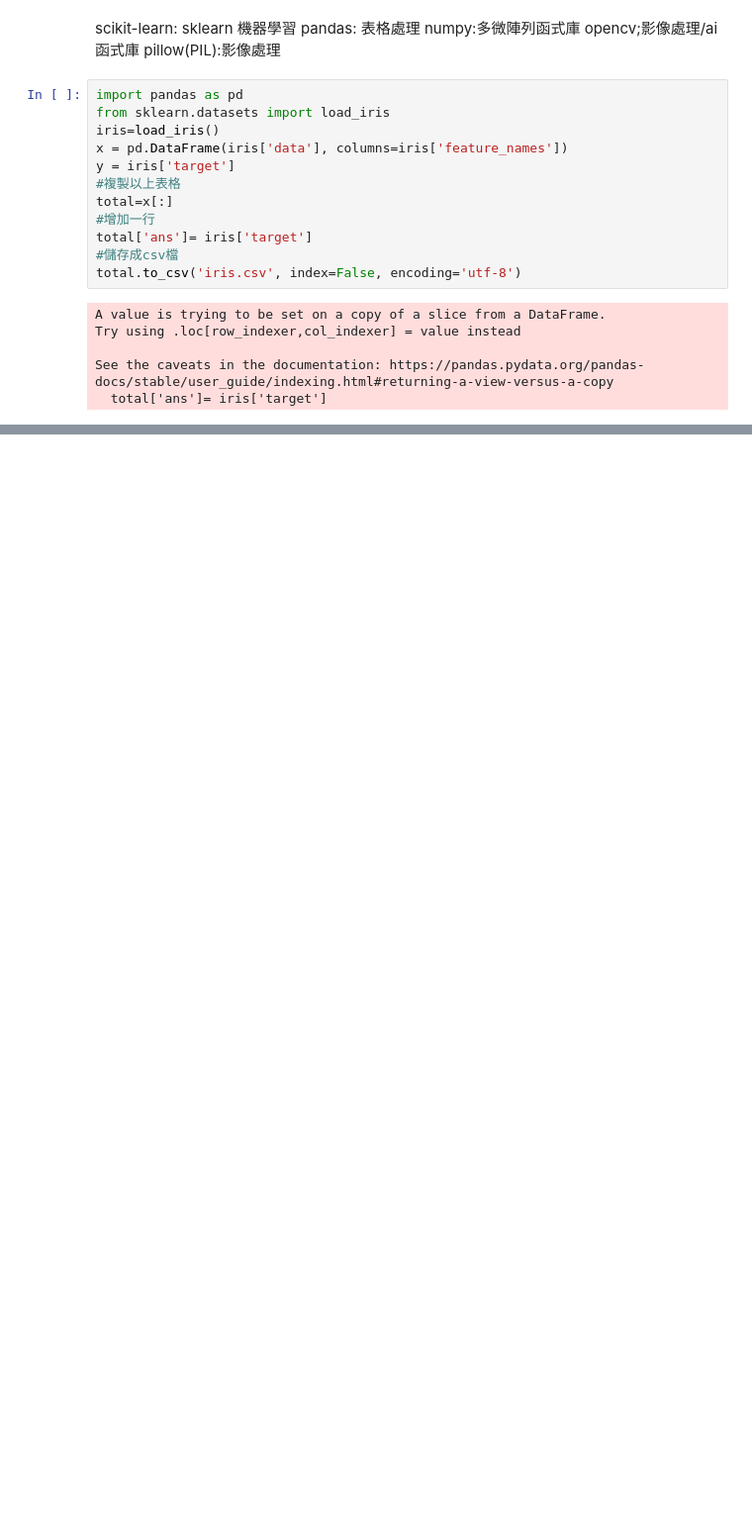
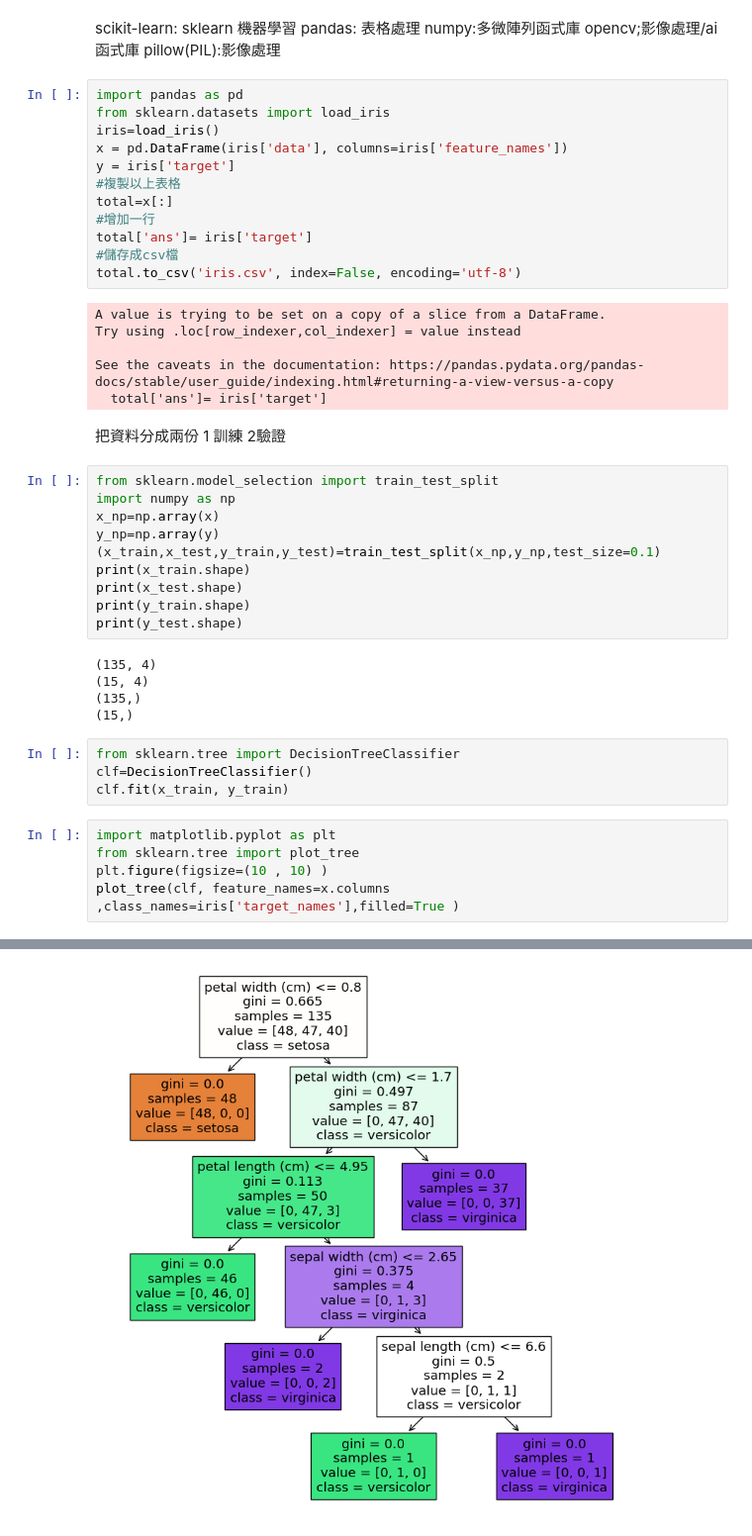
Before and after one commit to mark1234690/tibame0315, a Jupyter notebook: classification.ipynb, the cells around one changed output, grey strips where cells are left out. Shown at 99% size. Drawn from its saved outputs; the diff is of its cells as text; blank space fills up the shorter version.

```diff
--- a/classification.ipynb
+++ b/classification.ipynb
@@ -24,3 +24,30 @@ Try using .loc[row_indexer,col_indexer] = value instead
 
 See the caveats in the documentation: https://pandas.pydata.org/pandas-docs/stable/user_guide/indexing.html#returning-a-view-versus-a-copy
   total['ans']= iris['target']
+# %% [markdown]
+把資料分成兩份 1 訓練 2驗證
+# %%
+from sklearn.model_selection import train_test_split
+import numpy as np
+x_np=np.array(x)
+y_np=np.array(y)
+(x_train,x_test,y_train,y_test)=train_test_split(x_np,y_np,test_size=0.1)
+print(x_train.shape)
+print(x_test.shape)
+print(y_train.shape)
+print(y_test.shape)
+# %% [output]
+(135, 4)
+(15, 4)
+(135,)
+(15,)
+# %%
+from sklearn.tree import DecisionTreeClassifier
+clf=DecisionTreeClassifier()
+clf.fit(x_train, y_train)
+# %%
+import matplotlib.pyplot as plt
+from sklearn.tree import plot_tree
+plt.figure(figsize=(10 , 10) )
+plot_tree(clf, feature_names=x.columns ,class_names=iris['target_names'],filled=True )
+# %% [output]
@@ -26,0 +65 @@ See the caveats in the documentation: https://pandas.pydata.org/pandas-docs/stab
+[figure, added]
```
Also changed, not shown: parts of 2 cells of this notebook.
